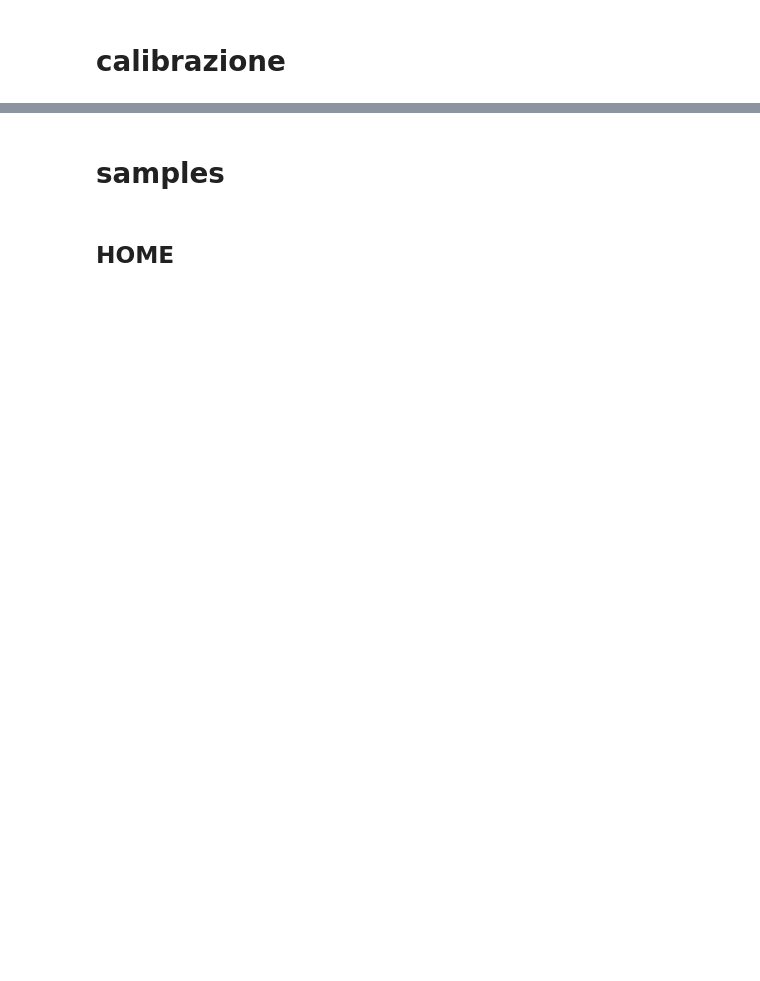
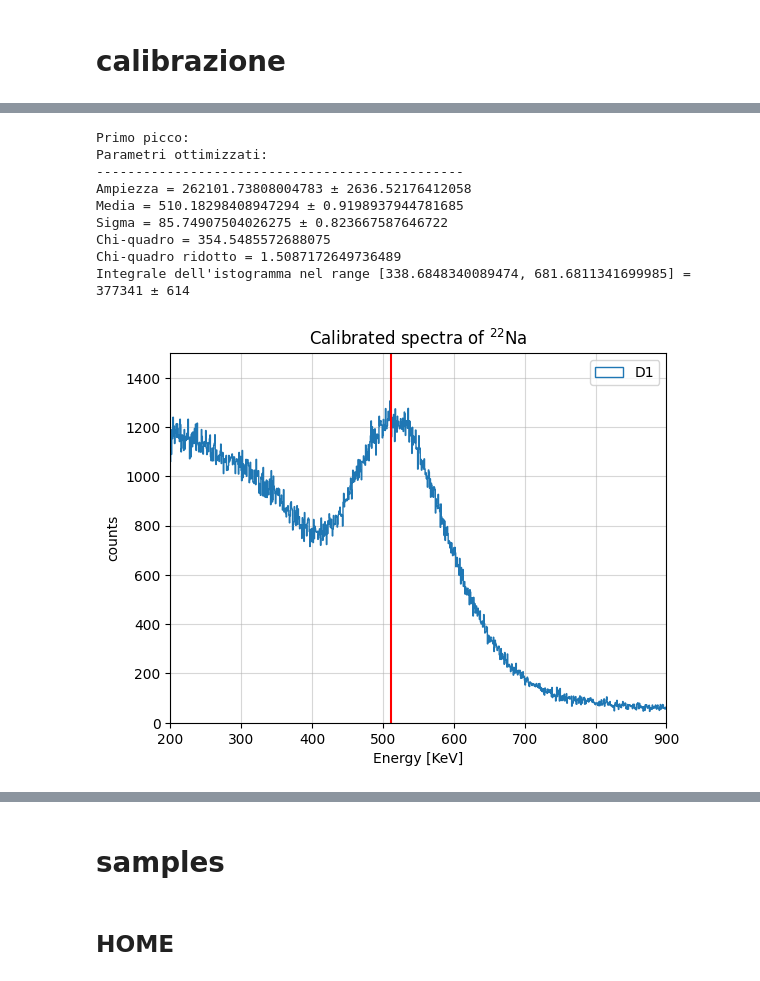
Before and after one commit to b3n3d3tt4/imaging, a Jupyter notebook: analisi.ipynb, the cells around one changed output, grey strips where cells are left out. Drawn from its saved outputs; the diff is of its cells as text; code cells hidden in the pictures; blank space fills up the shorter version.

```diff
--- a/analisi.ipynb
+++ b/analisi.ipynb
@@ -164,3 +206,30 @@ plt.show()
+# %%
+d1_calib = d1*calibrazioneD1[0]+calibrazioneD1[1]
+print('Primo picco:')
+d1_calibb_norm1 = bbb.normal(d1_calib, xmin=480, xmax=660, x1=0, x2=3000, b=int(d1.max()), n=k)
+
+plt.hist(d1_calib, bins=int(d1.max()), histtype='step', label='D1')
+plt.axvline(x=511, color='red')
+plt.axvline(x=1275, color='red')
+plt.title(r'Calibrated spectra of $^{22}$Na')
+plt.xlabel('Energy [KeV]')
+plt.ylabel('counts')
+plt.ylim(0, 1500)
+plt.xlim(200, 900)
+plt.grid(alpha=0.5)
+plt.legend()
+plt.show()
+# %% [output]
+Primo picco:
+Parametri ottimizzati:
+-----------------------------------------------
+Ampiezza = 262101.73808004783 ± 2636.52176412058
+Media = 510.18298408947294 ± 0.9198937944781685
+Sigma = 85.74907504026275 ± 0.823667587646722
+Chi-quadro = 354.5485572688075
+Chi-quadro ridotto = 1.5087172649736489
+Integrale dell'istogramma nel range [338.6848340089474, 681.6811341699985] = 377341 ± 614
+[figure, added]
 # %%
 d7_calib = d7*calibrazioneD7[0]+calibrazioneD7[1]
 plt.hist(d7_calib, bins=int(d1.max()), histtype='step', label='D7')
```
Also changed, not shown: parts of 30 cells of this notebook.
